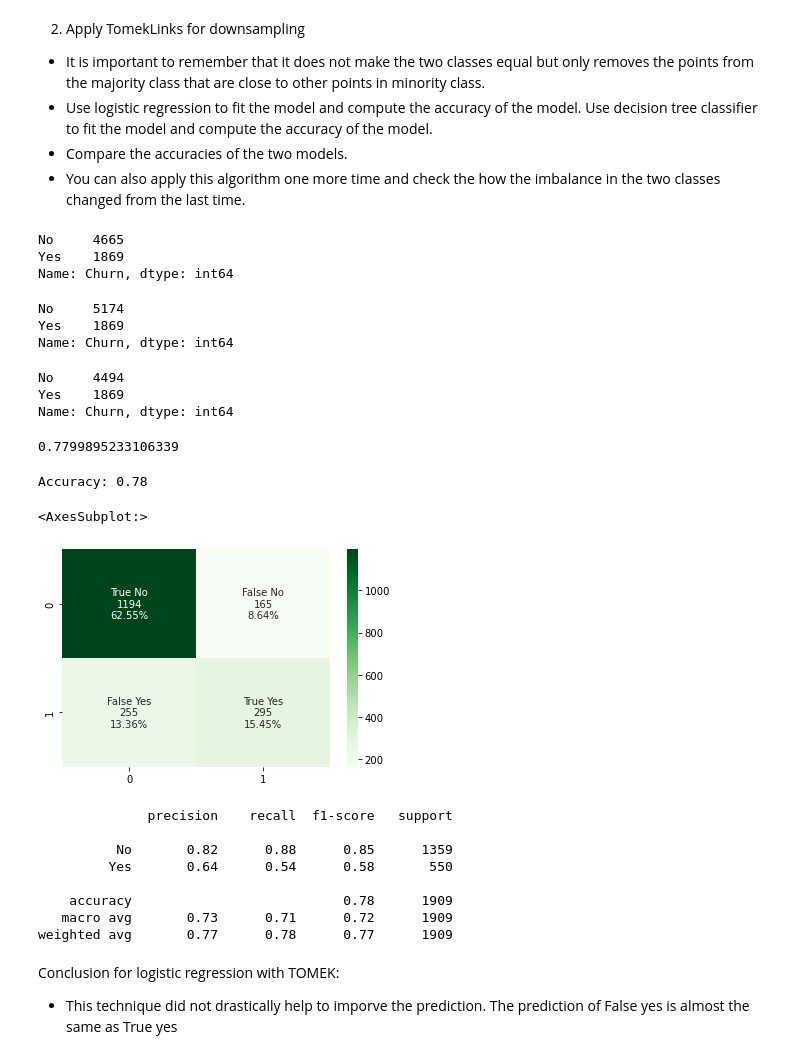
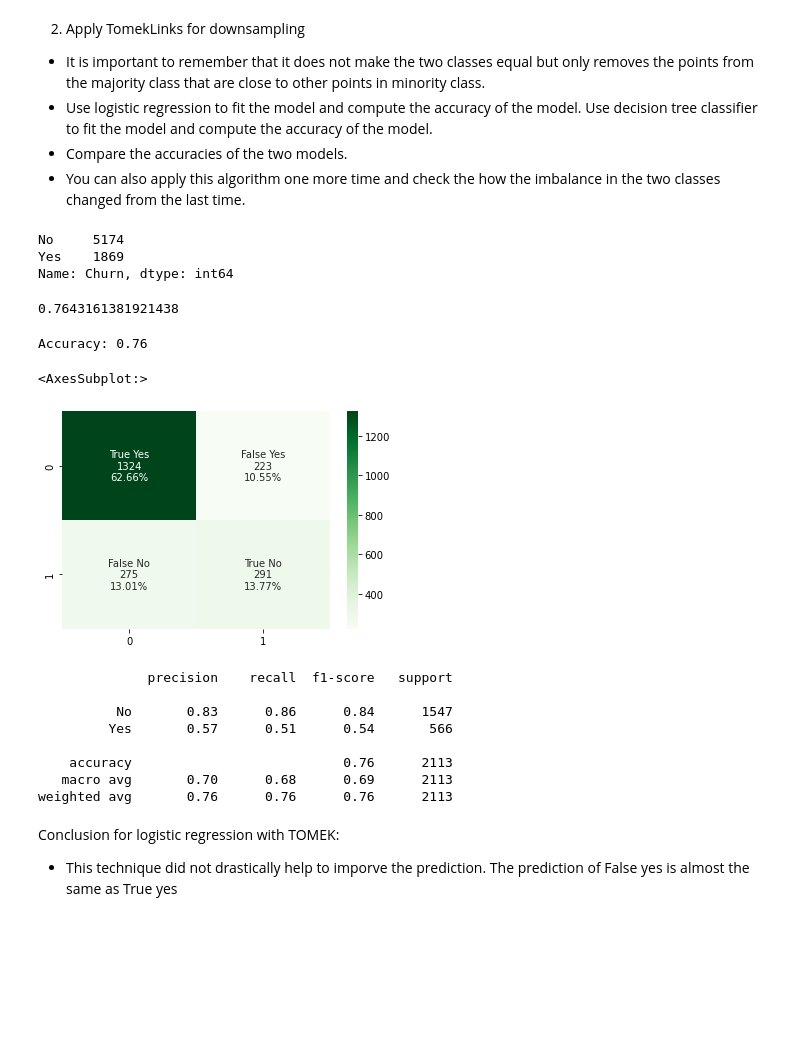
Before and after one commit to dbsquare/lab-cross-validation, a Jupyter notebook: lab.ipynb, the cells around one changed output. Saved outputs shown, nothing was run; the diff lists cells and outputs as text; code cells hidden in the pictures; blank space fills up the shorter version.

```diff
--- a/lab.ipynb
+++ b/lab.ipynb
@@ -436,69 +434,60 @@ The accuracy of the model is: 0.76
 Use decision tree classifier to fit the model and compute the accuracy of the model.
 * Compare the accuracies of the two models.
 * You can also apply this algorithm one more time and check the how the imbalance in the two classes changed from the last time.
-# %%
-from imblearn.under_sampling import TomekLinks
-
-tl = TomekLinks('majority')
-X_tl, y_tl = tl.fit_resample(X, y)
-y_tl.value_counts()
-# %% [output]
-No     4665
-Yes    1869
-Name: Churn, dtype: int64
 # %%
 y.value_counts()
 # %% [output]
 No     5174
 Yes    1869
 Name: Churn, dtype: int64
-# %%
-X_tl2, y_tl2 = tl.fit_resample(X_tl, y_tl) # we try one more time
-y_tl2.value_counts()
-# It does not make the two classes equal but only removes the points from the majority class that are close to other poitns in minority class
-# %% [output]
-No     4494
-Yes    1869
-Name: Churn, dtype: int64
 # %%
-X_train, X_test, y_train, y_test = train_test_split(X_tl2, y_tl2, test_size=0.3, random_state=100)
-classification = LogisticRegression(random_state=0, multi_class='ovr').fit(X_train, y_train)
+from imblearn.under_sampling import TomekLinks
+
+y = churnData['Churn']
+X = num
+
+X_train, X_test, y_train, y_test = train_test_split(X, y, test_size=0.3, random_state=100)
+
+tl = TomekLinks('majority')
+X_tl, y_tl = tl.fit_resample(X_train, y_train)
+
+classification = LogisticRegression(random_state=0, multi_class='ovr').fit(X_tl, y_tl)
 predictions = classification.predict(X_test)
 
 classification.score(X_test, y_test)
 # %% [output]
-0.7799895233106339
+0.7643161381921438
 # %%
 # Accuracy
 from sklearn.metrics import accuracy_score
 print('\nAccuracy: {:.2f}\n'.format(accuracy_score(y_test, predictions)))
 # %% [output]
-Accuracy: 0.78
+Accuracy: 0.76
 # %%
 cf_matrix = confusion_matrix(y_test, predictions)
-group_names = ['True No', 'False No',
-               'False Yes', 'True Yes',]
+group_names = ['True Yes', 'False Yes',
+               'False No', 'True No',]
 
 group_counts = ["{0:0.0f}".format(value) for value in cf_matrix.flatten()]
 group_percentages = ["{0:.2%}".format(value) for value in cf_matrix.flatten()/np.sum(cf_matrix)]
 labels = [f"{v1}\n{v2}\n{v3}" for v1, v2, v3 in zip(group_names,group_counts,group_percentages)]
 labels = np.asarray(labels).reshape(2,2)
 sns.heatmap(cf_matrix, annot=labels, fmt='', cmap='Greens')
 # %% [output]
 <AxesSubplot:>
-[figure, old version]
+[figure, new version]
 # %%
 from sklearn.metrics import classification_report
 print(classification_report(y_test, predictions))
 # %% [output]
               precision    recall  f1-score   support
 
-          No       0.82      0.88      0.85      1359
-         Yes       0.64      0.54      0.58       550
+          No       0.83      0.86      0.84      1547
+         Yes       0.57      0.51      0.54       566
 
-    accuracy                           0.78      1909
-   macro avg       0.73      0.71      0.72      1909
-weighted avg       0.77      0.78      0.77      1909
+    accuracy                           0.76      2113
+   macro avg       0.70      0.68      0.69      2113
+weighted avg       0.76      0.76      0.76      2113
 # %% [markdown]
 Conclusion for logistic regression with TOMEK:
 * This technique did not drastically help to imporve the prediction. The prediction of False yes is almost the same as True yes
```
Also changed, not shown: parts of 17 cells of this notebook.
